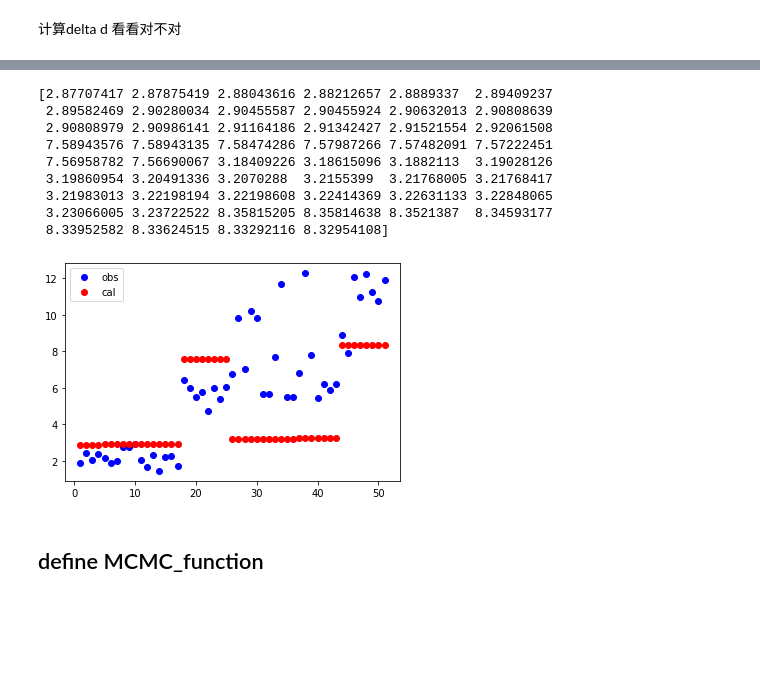
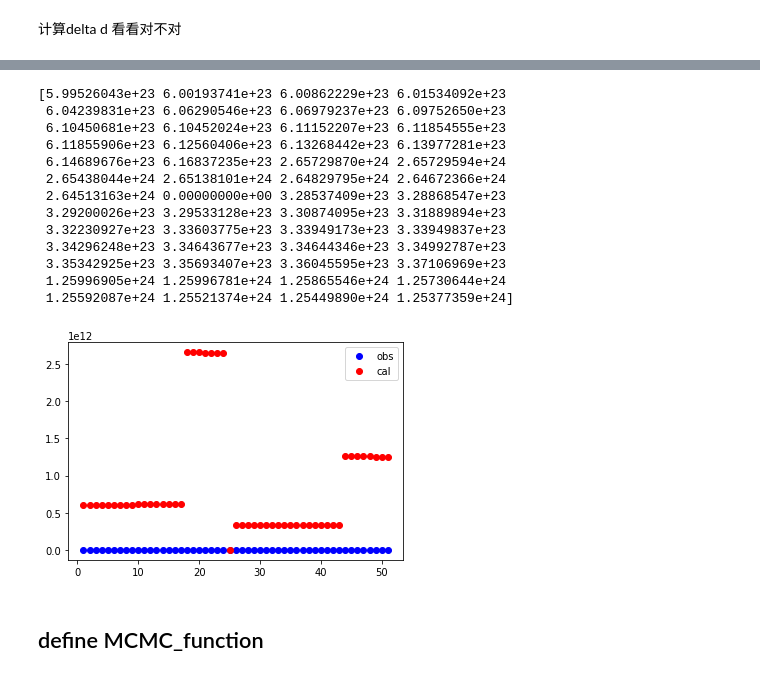
Before and after one commit to AstroHHQ/learngit, a Jupyter notebook: JPLdata/MCMC_Cpppp_2010pw58.ipynb, the cells around one changed output, grey strips where cells are left out. Cells and saved outputs as stored; diff of their text form; code cells hidden in the pictures; blank space fills up the shorter version.

```diff
--- a/JPLdata/MCMC_Cpppp_2010pw58.ipynb
+++ b/JPLdata/MCMC_Cpppp_2010pw58.ipynb
@@ -59,4 +59,5 @@ D_piror = [0,2500000]
 Hv = 21.3
 G = 0.15
 Ndd = 15
-lamdai = [12,22]
+lamdai = [12e-6,22e-6]
+lamdai
@@ -64,7 +67,7 @@ lamdai = [12,22]
 import os
 import numpy as np
 from scipy import integrate
-def surfaceElement(self, theta, phi, R=1):
+def surfaceElement(theta, phi, R=1):
     """
     Calculate the surface element.
 
@@ -309,6 +312,28 @@ def Model_neatm_hhq(theta,x,lamda):
         #print("neatm",i,'=',delta[i])
     #print('2',delta)
     return flux
+def Model_neatm_wise(theta,x,lamda):
+    eta,D = theta
+    delta,d,alpha = x
+    lamda1,lamda2 = lamda
+    #print("neatm ",delta)
+    pv = (1329*pow(10,-Hv/5)/(D*0.001))**2
+    q = 0.29+0.684*G
+    A = q*pv
+    const = epsi*D**2*pi/4/delta**2
+    Tss = ((1 - A) * Fsun / epsi / eta / sigma / delta ** 2) ** 0.25
+    #initial flux
+    flux = np.zeros(len(delta))
+    nn = int(len(flux))
+    for i in range(0,(int(nn/2))-1):
+        flux[i] = const[i]*calcTotalFluxLambdaEmittedToObs(lamda1,Tss[i],alpha[i])
+        flux[i] = flux[i]*lamda1 ** 2 / cl * 10 ** 29
+    for i in range(int(nn/2),nn):
+        flux[i] = const[i]*calcTotalFluxLambdaEmittedToObs(lamda2,Tss[i],alpha[i])
+        flux[i] = flux[i]*lamda2 ** 2 / cl * 10 ** 29
+
+    #print('2',delta)
+    return flux
 # %% [markdown]
 ## read data file
 # %% [markdown]
@@ -370,50 +374,49 @@ delta_N = np.sqrt((obsec[:,3]-obsec[:,0])**2+(obsec[:,4]-obsec[:,1])**2+(obsec[:
 #earth-sun
 dd_N = np.sqrt(obsec[:,3]**2+obsec[:,4]**2+obsec[:,5]**2)
 #print('earth-sun',dd_N)
 
 #alpha
 alpha_N = (delta_N*delta_N+d_N*d_N-dd_N*dd_N)/(2*delta_N*d_N)
 alpha_N = np.arccos(alpha_N)
 #print("alpha",alpha_N/pi*180,'\n')
 y = obsdat
 nt = np.arange(len(d_N))
 theta = [1.5,100]
-flux = Model_neatm_hhq(theta,x=(delta_N,d_N,alpha_N),lamda=lamdai)
+flux = Model_neatm_wise(theta,x=(delta_N,d_N,alpha_N),lamda=lamdai)
 x = (delta_N,d_N,alpha_N)
 yerr = 0.1*y
 #plt.plot(nt,flux,label = 'hhq')
 #plt.plot(nt,flux,label = 'hhq')
 print(flux)
 plt.plot(nt[1:60],obsdat[1:60],'bo',label = 'obs')
-plt.plot(nt[1:60],flux[1:60],'ro',label = 'cal')
+plt.plot(nt[1:60],flux[1:60]*10**-12,'ro',label = 'cal')
 #plt.plot(nt[0:len(d_N)],alpha_N[0:len(d_N)],'go',label = 'alpha')
 #print(flux[0:len(d_N)])
 plt.legend()
 lenthi = [8,30,200]
 dddd = (lenthi[1]-lenthi[0])/lenthi[2]
 lenth = lenthi[0]
 D = 136
 pv = (1329*pow(10,-Hv/5)/(D*0.001))**2
 q = 0.29+0.684*G
 A = q*pv
 flamda = []
 nlenth  = []
-for i in range(lenthi[2]):
-    lenth = lenth+dddd
-    nlenth.append(lenth)
-    flamda.append((Model_neatm_hhq(Ndd,d_N[1],delta_N[1],alpha_N[1],D,lenth,1.2,A)))
-#plt.plot(nlenth,flamda,label = 'cal')
 # %% [output]
-[2.87707417 2.87875419 2.88043616 2.88212657 2.8889337  2.89409237
- 2.89582469 2.90280034 2.90455587 2.90455924 2.90632013 2.90808639
- 2.90808979 2.90986141 2.91164186 2.91342427 2.91521554 2.92061508
- 7.58943576 7.58943135 7.58474286 7.57987266 7.57482091 7.57222451
- 7.56958782 7.56690067 3.18409226 3.18615096 3.1882113  3.19028126
- 3.19860954 3.20491336 3.2070288  3.2155399  3.21768005 3.21768417
- 3.21983013 3.22198194 3.22198608 3.22414369 3.22631133 3.22848065
- 3.23066005 3.23722522 8.35815205 8.35814638 8.3521387  8.34593177
- 8.33952582 8.33624515 8.33292116 8.32954108]
+[5.99526043e+23 6.00193741e+23 6.00862229e+23 6.01534092e+23
+ 6.04239831e+23 6.06290546e+23 6.06979237e+23 6.09752650e+23
+ 6.10450681e+23 6.10452024e+23 6.11152207e+23 6.11854555e+23
+ 6.11855906e+23 6.12560406e+23 6.13268442e+23 6.13977281e+23
+ 6.14689676e+23 6.16837235e+23 2.65729870e+24 2.65729594e+24
+ 2.65438044e+24 2.65138101e+24 2.64829795e+24 2.64672366e+24
+ 2.64513163e+24 0.00000000e+00 3.28537409e+23 3.28868547e+23
+ 3.29200026e+23 3.29533128e+23 3.30874095e+23 3.31889894e+23
+ 3.32230927e+23 3.33603775e+23 3.33949173e+23 3.33949837e+23
+ 3.34296248e+23 3.34643677e+23 3.34644346e+23 3.34992787e+23
+ 3.35342925e+23 3.35693407e+23 3.36045595e+23 3.37106969e+23
+ 1.25996905e+24 1.25996781e+24 1.25865546e+24 1.25730644e+24
+ 1.25592087e+24 1.25521374e+24 1.25449890e+24 1.25377359e+24]
-[figure, old version]
+[figure, new version]
 # %% [markdown]
 ## define MCMC_function
 # %%
```
Also changed, not shown: parts of 2 cells of this notebook, 4 other files.
